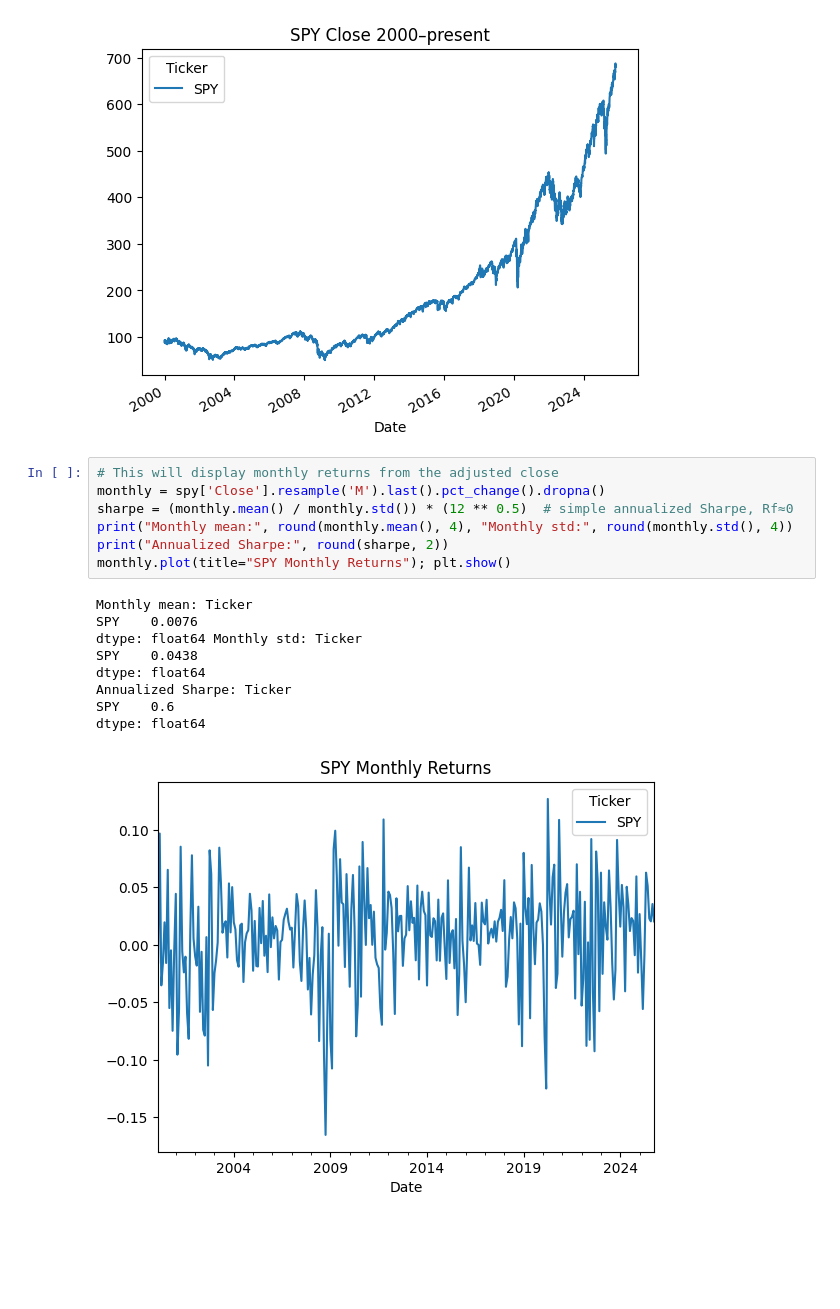
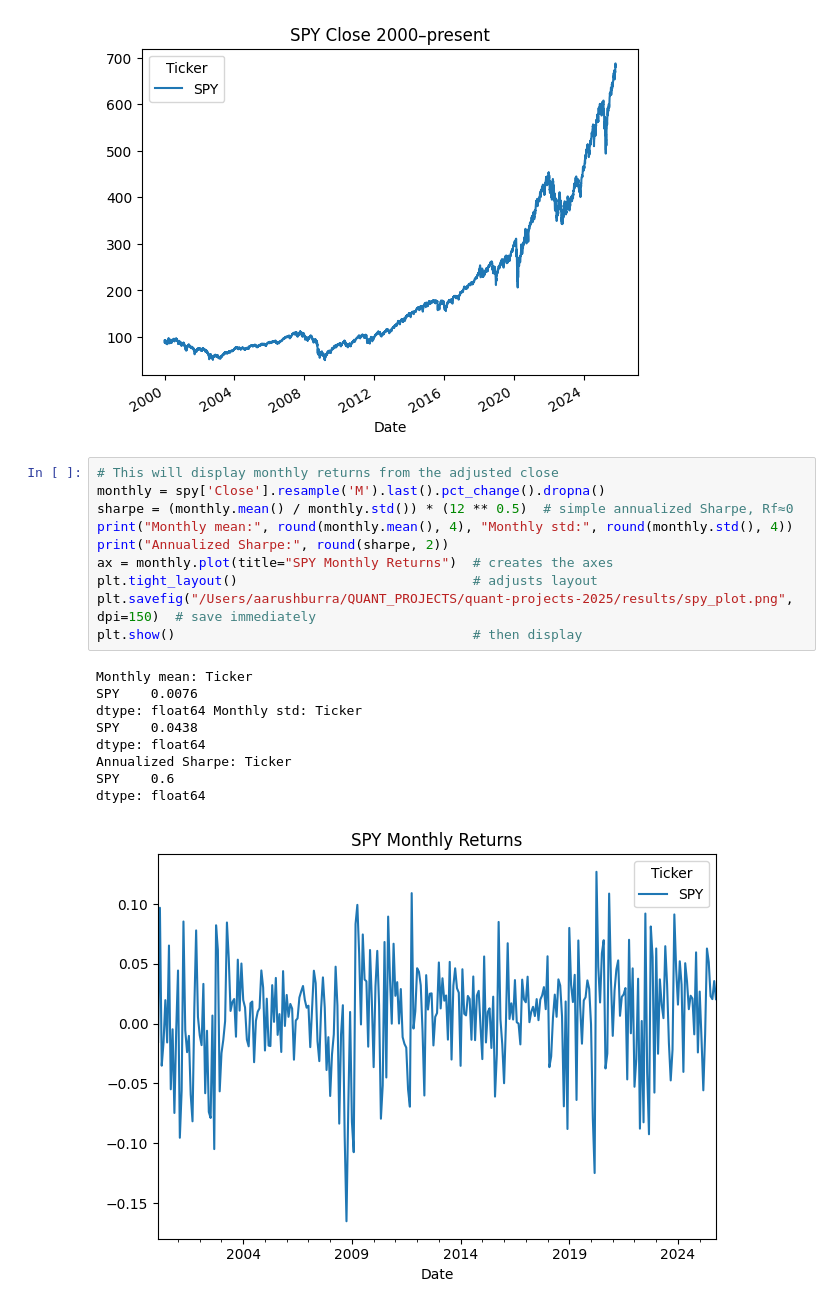
Before and after one commit to aarushburra123/quant-projects-2025, a Jupyter notebook: notebooks/01_spy_plot.ipynb, the cells around one changed output. Cells and saved outputs as stored; diff of their text form; blank space fills up the shorter version.

Commit message:
changed code to ax = to properly display into results/ file

```diff
--- a/notebooks/01_spy_plot.ipynb
+++ b/notebooks/01_spy_plot.ipynb
@@ -9,17 +9,20 @@ plt.show()
 # %%
 # This will display monthly returns from the adjusted close
 monthly = spy['Close'].resample('M').last().pct_change().dropna()
 sharpe = (monthly.mean() / monthly.std()) * (12 ** 0.5)  # simple annualized Sharpe, Rf≈0
 print("Monthly mean:", round(monthly.mean(), 4), "Monthly std:", round(monthly.std(), 4))
 print("Annualized Sharpe:", round(sharpe, 2))
-monthly.plot(title="SPY Monthly Returns"); plt.show()
+ax = monthly.plot(title="SPY Monthly Returns")  # creates the axes
+plt.tight_layout()                              # adjusts layout
+plt.savefig("/Users/aarushburra/QUANT_PROJECTS/quant-projects-2025/results/spy_plot.png", dpi=150)  # save immediately
+plt.show()                                      # then display
 # %% [output]
 Monthly mean: Ticker
 SPY    0.0076
 dtype: float64 Monthly std: Ticker
 SPY    0.0438
 dtype: float64
 Annualized Sharpe: Ticker
 SPY    0.6
 dtype: float64
-[figure, old version]
+[figure, new version]
```
Also changed, not shown: parts of 1 cell of this notebook.
